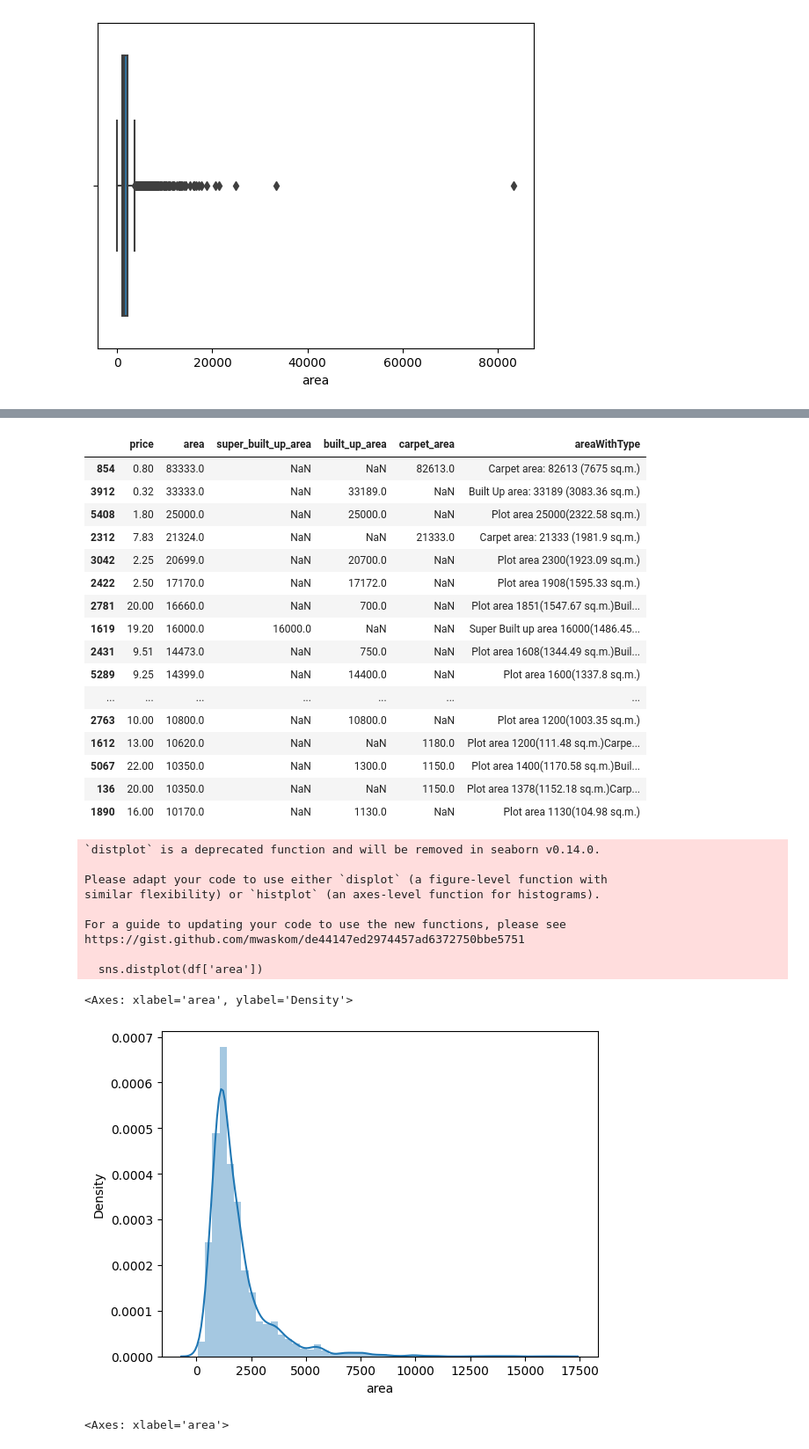
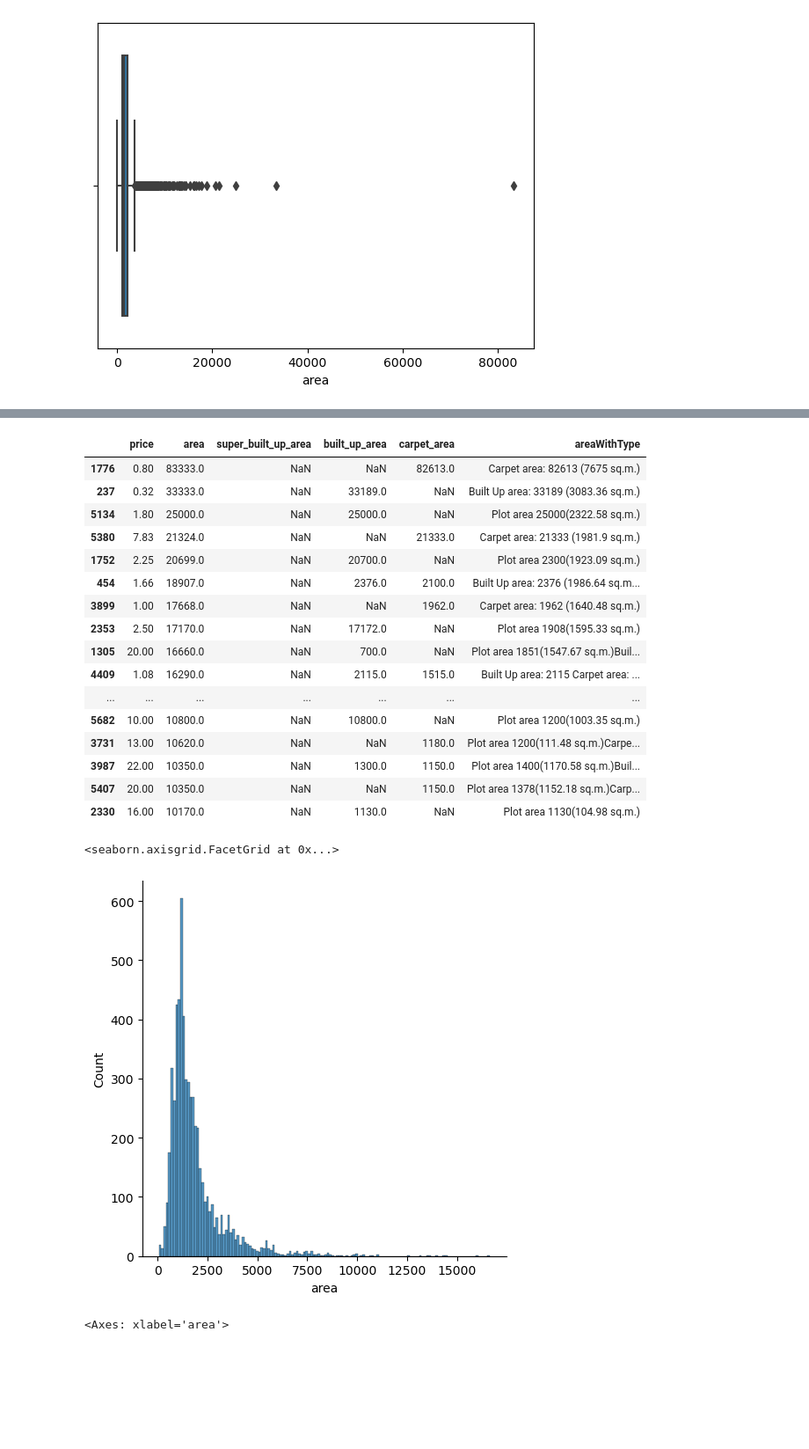
Before and after one commit to arpitpatel1/housing_mlops_kn, a Jupyter notebook: notebooks/6_outlier-treatment.ipynb, the cells around one changed output, grey strips where cells are left out. Shown at 88% size. Drawn from its saved outputs; the diff is of its cells as text; code cells hidden in the pictures; blank space fills up the shorter version.

```diff
--- a/notebooks/6_outlier-treatment.ipynb
+++ b/notebooks/6_outlier-treatment.ipynb
@@ -8,10 +8,10 @@ from pathlib import Path
 pd.set_option('display.max_columns', None)
 pd.set_option('display.max_rows', None)
 # %%
-in_path = Path('../data/raw')
-out_path = Path('../data/interim')
+raw_path = Path('../data/raw')
+interim_path = Path('../data/interim')
 # %%
-df = pd.read_csv(in_path / 'properties_cleaned_v2.csv')
+df = pd.read_csv(interim_path / 'properties_cleaned_v2.csv')
 # %%
 df.shape
 # %% [output]
@@ -332,43 +264,19 @@ temp = df[df['area'] > 10000].sort_values('area',ascending=False)
 temp[['price','area','super_built_up_area','built_up_area','carpet_area','areaWithType']]
 # %% [output]
 |  | price | area | super_built_up_area | built_up_area | carpet_area | areaWithType |
-| 854 | 0.80 | 83333.0 | NaN | NaN | 82613.0 | Carpet area: 82613 (7675 sq.m.) |
-| 3912 | 0.32 | 33333.0 | NaN | 33189.0 | NaN | Built Up area: 33189 (3083.36 sq.m.) |
-| 5408 | 1.80 | 25000.0 | NaN | 25000.0 | NaN | Plot area 25000(2322.58 sq.m.) |
-| 2312 | 7.83 | 21324.0 | NaN | NaN | 21333.0 | Carpet area: 21333 (1981.9 sq.m.) |
-| 3042 | 2.25 | 20699.0 | NaN | 20700.0 | NaN | Plot area 2300(1923.09 sq.m.) |
-| 2422 | 2.50 | 17170.0 | NaN | 17172.0 | NaN | Plot area 1908(1595.33 sq.m.) |
-| 2781 | 20.00 | 16660.0 | NaN | 700.0 | NaN | Plot area 1851(1547.67 sq.m.)Buil... |
-| 1619 | 19.20 | 16000.0 | 16000.0 | NaN | NaN | Super Built up area 16000(1486.45... |
-| 2431 | 9.51 | 14473.0 | NaN | 750.0 | NaN | Plot area 1608(1344.49 sq.m.)Buil... |
-| 5289 | 9.25 | 14399.0 | NaN | 14400.0 | NaN | Plot area 1600(1337.8 sq.m.) |
+| 1776 | 0.80 | 83333.0 | NaN | NaN | 82613.0 | Carpet area: 82613 (7675 sq.m.) |
+| 237 | 0.32 | 33333.0 | NaN | 33189.0 | NaN | Built Up area: 33189 (3083.36 sq.m.) |
+| 5134 | 1.80 | 25000.0 | NaN | 25000.0 | NaN | Plot area 25000(2322.58 sq.m.) |
+| 5380 | 7.83 | 21324.0 | NaN | NaN | 21333.0 | Carpet area: 21333 (1981.9 sq.m.) |
+| 1752 | 2.25 | 20699.0 | NaN | 20700.0 | NaN | Plot area 2300(1923.09 sq.m.) |
+| 454 | 1.66 | 18907.0 | NaN | 2376.0 | 2100.0 | Built Up area: 2376 (1986.64 sq.m... |
+| 3899 | 1.00 | 17668.0 | NaN | NaN | 1962.0 | Carpet area: 1962 (1640.48 sq.m.) |
+| 2353 | 2.50 | 17170.0 | NaN | 17172.0 | NaN | Plot area 1908(1595.33 sq.m.) |
+| 1305 | 20.00 | 16660.0 | NaN | 700.0 | NaN | Plot area 1851(1547.67 sq.m.)Buil... |
+| 4409 | 1.08 | 16290.0 | NaN | 2115.0 | 1515.0 | Built Up area: 2115 Carpet area: ... |
 | ... | ... | ... | ... | ... | ... | ... |
-| 2763 | 10.00 | 10800.0 | NaN | 10800.0 | NaN | Plot area 1200(1003.35 sq.m.) |
-| 1612 | 13.00 | 10620.0 | NaN | NaN | 1180.0 | Plot area 1200(111.48 sq.m.)Carpe... |
-| 5067 | 22.00 | 10350.0 | NaN | 1300.0 | 1150.0 | Plot area 1400(1170.58 sq.m.)Buil... |
-| 136 | 20.00 | 10350.0 | NaN | NaN | 1150.0 | Plot area 1378(1152.18 sq.m.)Carp... |
-| 1890 | 16.00 | 10170.0 | NaN | 1130.0 | NaN | Plot area 1130(104.98 sq.m.) |
+| 5682 | 10.00 | 10800.0 | NaN | 10800.0 | NaN | Plot area 1200(1003.35 sq.m.) |
+| 3731 | 13.00 | 10620.0 | NaN | NaN | 1180.0 | Plot area 1200(111.48 sq.m.)Carpe... |
+| 3987 | 22.00 | 10350.0 | NaN | 1300.0 | 1150.0 | Plot area 1400(1170.58 sq.m.)Buil... |
+| 5407 | 20.00 | 10350.0 | NaN | NaN | 1150.0 | Plot area 1378(1152.18 sq.m.)Carp... |
+| 2330 | 16.00 | 10170.0 | NaN | 1130.0 | NaN | Plot area 1130(104.98 sq.m.) |
-# %%
-df.loc[513,'area'] = 2376.0
-df.loc[4869,'area'] = 2400.0
-# df.loc[2781,'area'] = 700.0
-# df.loc[2431,'area'] = 750.0
-df.loc[1520,'area'] = 2115.0
-# df.loc[4664,'area'] = 560.0
-# df.loc[221,'area'] = 870.0
-df.loc[5496,'area'] = 1010.0
-df.loc[4675,'area'] = 1010.0
-df.loc[4654,'area'] = 1700.0
-df.loc[4423,'area'] = 2000.0
-
-# df.loc[136,'area'] = 1350.0
-# df.loc[5067,'area'] = 1300.0
-# df.loc[1890,'area'] = 1130.0
-
-# df.loc[1612,'area'] = 1390.0
-# df.loc[3242,'area'] = 1400.0
-
-df.loc[3609,'area'] = 916.0
-df.loc[652,'area'] = 1090.0
-df.loc[886,'area'] = 900.0
-df.loc[4746,'area'] = 900.0
@@ -377,2 +283,4 @@ df.loc[4746,'area'] = 900.0
+# %%
+df = df[~((df['price']<5) & (df['area']>10000))]
 # %%
 df = df[df['area']<17000]
@@ -381,17 +287,8 @@ df = df[df['area']<17000]
 # %%
-sns.distplot(df['area'])
+sns.displot(df['area'])
 # %% [output]
-`distplot` is a deprecated function and will be removed in seaborn v0.14.0.
-
-Please adapt your code to use either `displot` (a figure-level function with
-similar flexibility) or `histplot` (an axes-level function for histograms).
-
-For a guide to updating your code to use the new functions, please see
-https://gist.github.com/mwaskom/de44147ed2974457ad6372750bbe5751
-
-  sns.distplot(df['area'])
+<seaborn.axisgrid.FacetGrid at 0x...>
-<Axes: xlabel='area', ylabel='Density'>
-[figure, old version]
+[figure, new version]
 # %%
 sns.boxplot(x=df['area'])
 # %% [output]
```
Also changed, not shown: parts of 48 cells of this notebook, 33 other files.
